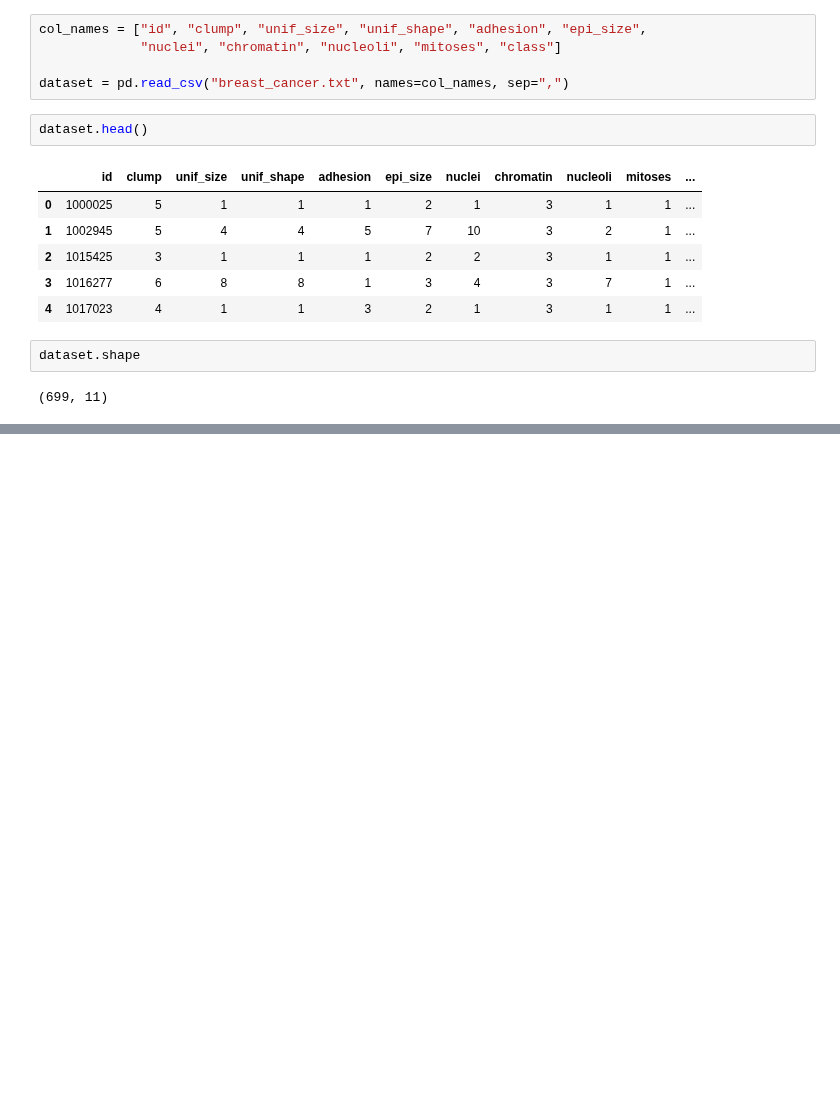
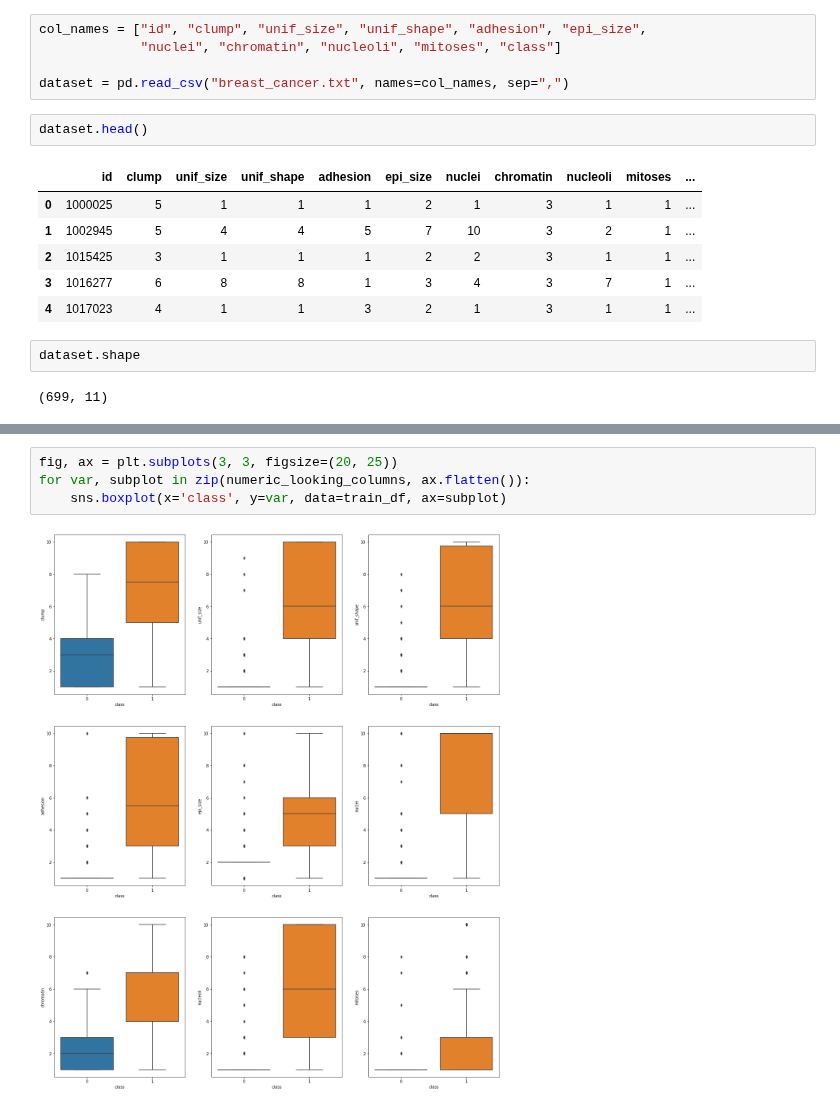
Before and after one commit to DSCI-310/DSCI-310-Group-5, a Jupyter notebook: analysis.ipynb, the cells around one changed output, grey strips where cells are left out. Cells and saved outputs as stored; diff of their text form; blank space fills up the shorter version.

```diff
--- a/analysis.ipynb
+++ b/analysis.ipynb
@@ -48,0 +200,6 @@ dataset.shape
+# %%
+fig, ax = plt.subplots(3, 3, figsize=(20, 25))
+for var, subplot in zip(numeric_looking_columns, ax.flatten()):
+    sns.boxplot(x='class', y=var, data=train_df, ax=subplot)
+# %% [output]
+[figure, added]
```
Also changed, not shown: parts of 14 cells of this notebook.
